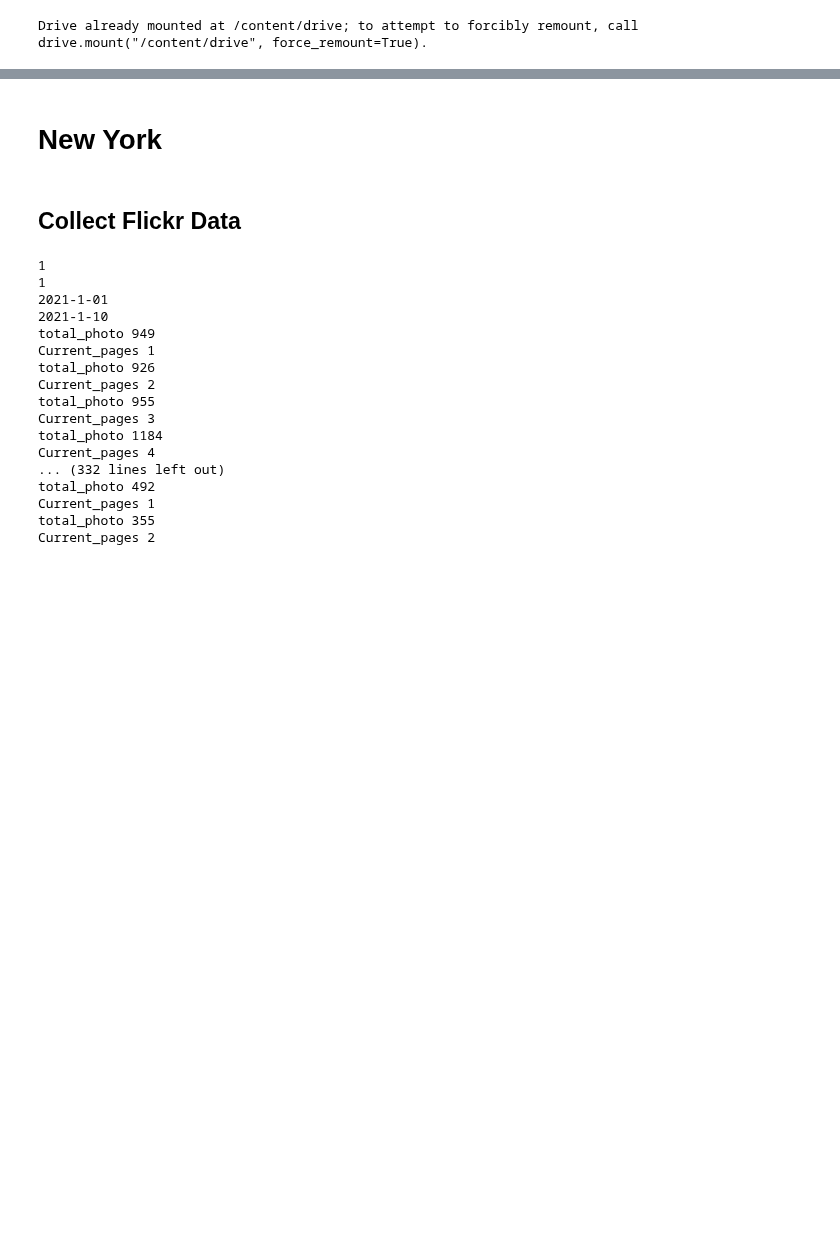
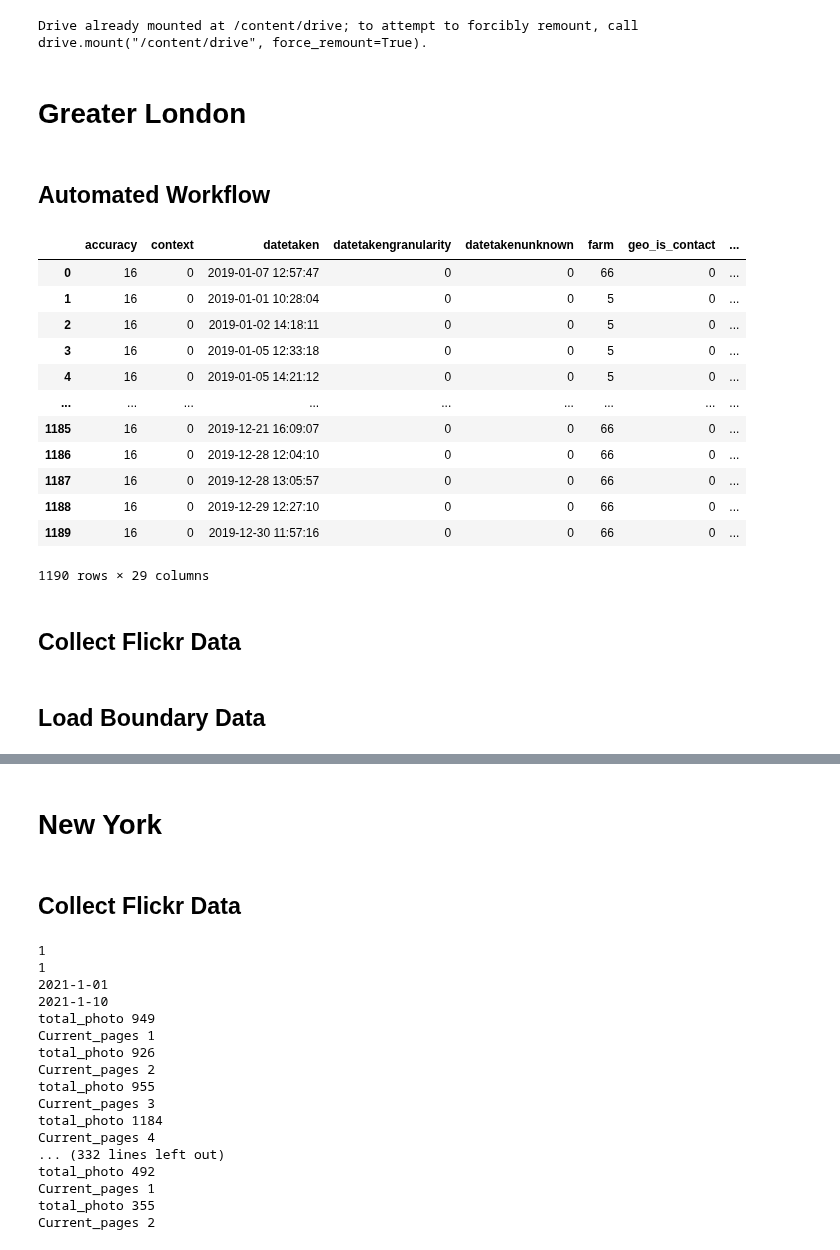
Before and after one commit to leyixu21/Semantic-Trajectory, a Jupyter notebook: get_flickr_data.ipynb, the cells around one changed output, grey strips where cells are left out. Saved outputs shown, nothing was run; the diff lists cells and outputs as text; code cells hidden in the pictures; blank space fills up the shorter version.

Commit message:
1. Reorganize the structure (1. Greater London, 2. New York, 3. Zurich) 2. Add Automated work flow to collect Flickr data

```diff
--- a/get_flickr_data.ipynb
+++ b/get_flickr_data.ipynb
@@ -42,3 +40,7 @@ import calendar
 import folium
 
 import geopandas as gpd
+# %% [markdown]
+# Greater London
+# %% [markdown]
+## Automated Workflow
@@ -44,0 +179,18 @@ import geopandas as gpd
+# %%
+df
+# %% [output]
+|  | accuracy | context | datetaken | datetakengranularity | datetakenunknown | farm | geo_is_contact | ... |
+| 0 | 16 | 0 | 2019-01-07 12:57:47 | 0 | 0 | 66 | 0 | ... |
+| 1 | 16 | 0 | 2019-01-01 10:28:04 | 0 | 0 | 5 | 0 | ... |
+| 2 | 16 | 0 | 2019-01-02 14:18:11 | 0 | 0 | 5 | 0 | ... |
+| 3 | 16 | 0 | 2019-01-05 12:33:18 | 0 | 0 | 5 | 0 | ... |
+| 4 | 16 | 0 | 2019-01-05 14:21:12 | 0 | 0 | 5 | 0 | ... |
+| ... | ... | ... | ... | ... | ... | ... | ... | ... |
+| 1185 | 16 | 0 | 2019-12-21 16:09:07 | 0 | 0 | 66 | 0 | ... |
+| 1186 | 16 | 0 | 2019-12-28 12:04:10 | 0 | 0 | 66 | 0 | ... |
+| 1187 | 16 | 0 | 2019-12-28 13:05:57 | 0 | 0 | 66 | 0 | ... |
+| 1188 | 16 | 0 | 2019-12-29 12:27:10 | 0 | 0 | 66 | 0 | ... |
+| 1189 | 16 | 0 | 2019-12-30 11:57:16 | 0 | 0 | 66 | 0 | ... |
+1190 rows × 29 columns
+# %% [markdown]
+## Collect Flickr Data
@@ -44,0 +305,2 @@ import geopandas as gpd
+# %% [markdown]
+## Load Boundary Data
```
Also changed, not shown: parts of 33 cells of this notebook.
